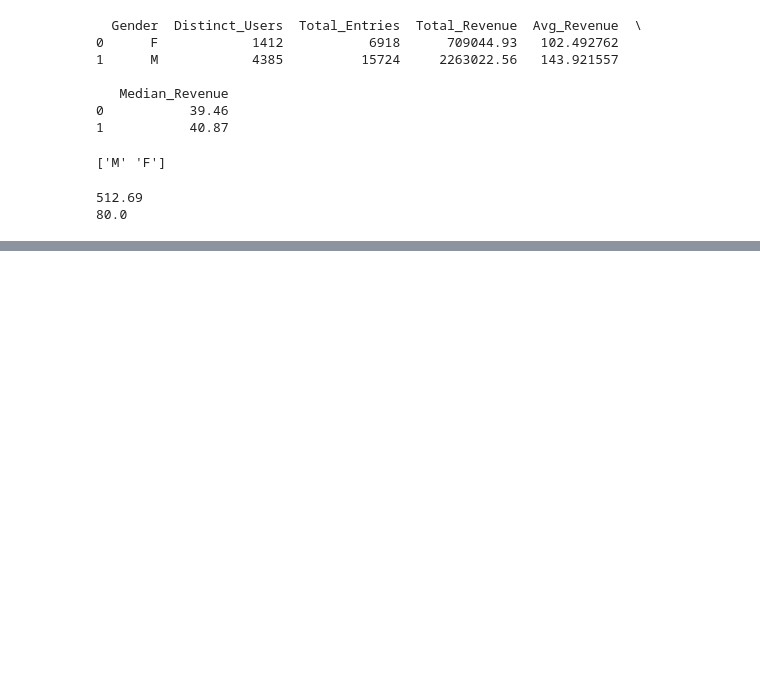
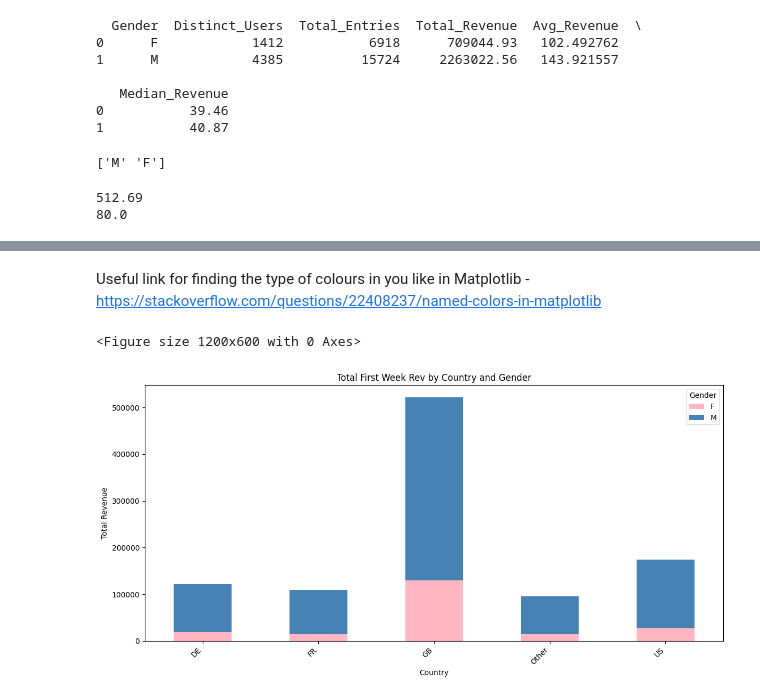
Before and after one commit to oluwamayowaayodele/Revenue_Data-Analysis-with-Python, a Jupyter notebook: Revenue_Analysis.ipynb, the cells around one changed output, grey strips where cells are left out. Drawn from its saved outputs; the diff is of its cells as text; code cells hidden in the pictures; blank space fills up the shorter version.

```diff
--- a/Revenue_Analysis.ipynb
+++ b/Revenue_Analysis.ipynb
@@ -237,0 +289,33 @@ This will become an error in seaborn v0.14.0; please update your code.
+# %% [markdown]
+Useful link for finding the type of colours in you like in Matplotlib - https://stackoverflow.com/questions/22408237/named-colors-in-matplotlib
+# %%
+### Question 7
+
+##### Please visualise the relationship between country, gender and revenue in the first week with an appropriate chart.
+
+# Filtering for the first week of revenue
+def filter_first_week(df):
+    first_week_df = df.loc[df['Date'] <= df['RegDate'] + pd.Timedelta(days=7)]
+    return first_week_df
+
+first_week_df = filter_first_week(merged_df)
+
+# Using similar aggregation to focus on rev in the first week and pivoting
+country_gender_revenue_first_week = first_week_df.groupby(['Country', 'Gender'])['Revenue'].sum().reset_index()
+pivot_first_week = country_gender_revenue_first_week.pivot(index='Country', columns='Gender', values='Revenue').fillna(0)
+
+# Create the bar chart
+plt.figure(figsize=(12, 6))
+pivot_first_week.plot(kind='bar', stacked=True, figsize=(12, 6), color={'M': 'steelblue', 'F': 'lightpink'})
+
+# Chart formatting
+plt.title("Total First Week Rev by Country and Gender")
+plt.xlabel("Country")
+plt.ylabel("Total Revenue")
+plt.xticks(rotation=45, ha='right')
+plt.legend(title="Gender")
+plt.tight_layout()
+plt.show()
+# %% [output]
+<Figure size 1200x600 with 0 Axes>
+[figure, added]
```
Also changed, not shown: parts of 6 cells of this notebook.
